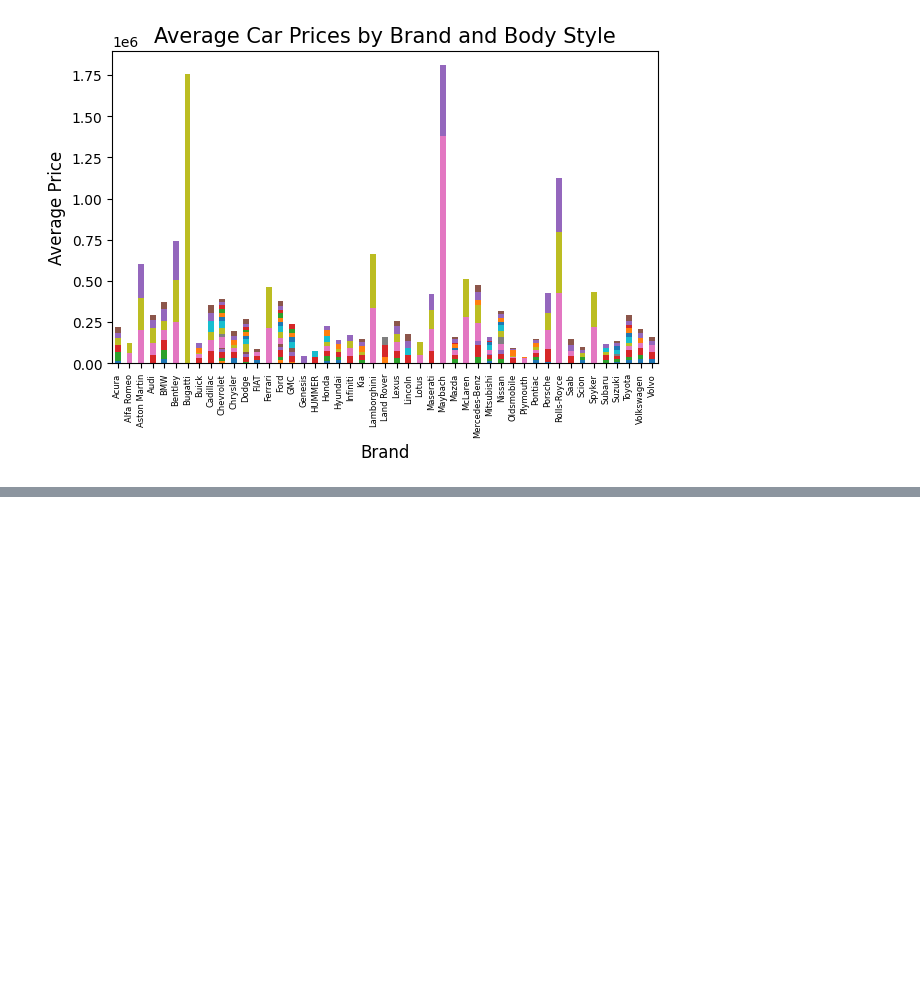
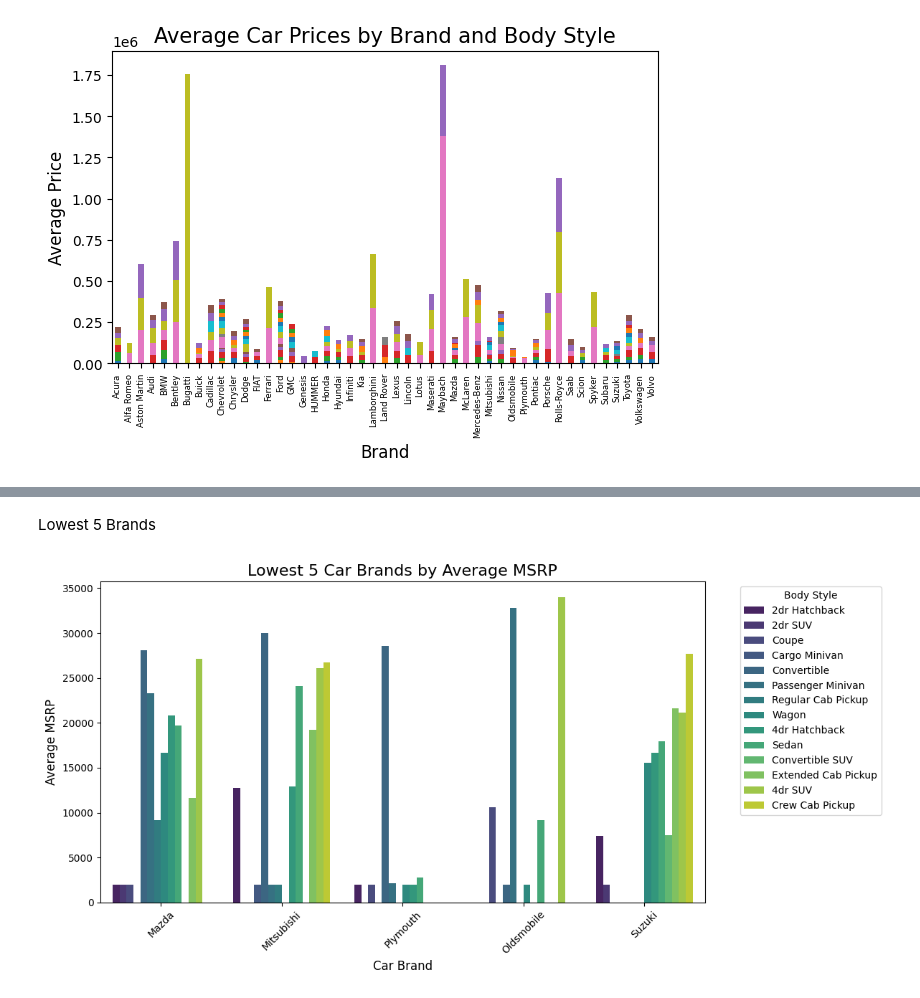
Before and after one commit to Jagandeep-Singh/Car-Reports, a Jupyter notebook: Analysis.ipynb, the cells around one changed output, grey strips where cells are left out. Saved outputs shown, nothing was run; the diff lists cells and outputs as text; code cells hidden in the pictures; blank space fills up the shorter version.

```diff
--- a/Analysis.ipynb
+++ b/Analysis.ipynb
@@ -137,0 +186,46 @@ multi_select_chart.show()
+# %% [markdown]
+Lowest 5 Brands
+# %%
+# Import necessary libraries
+import pandas as pd
+import matplotlib.pyplot as plt
+import seaborn as sns
+
+# Load the data from the CSV file
+try:
+    df = pd.read_csv('car_data.csv')
+except FileNotFoundError:
+    print("Error: The file 'car_data.csv' was not found.")
+    exit()
+
+# Check for missing values in critical columns
+if df[['Make', 'Vehicle Style', 'MSRP']].isnull().any().any():
+    print("Warning: Missing values detected in the critical columns.")
+    # You might want to handle missing values here
+
+# Group by 'Make' and 'Vehicle Style' and calculate the average MSRP
+average_msrp = df.groupby(['Make', 'Vehicle Style'])['MSRP'].mean().reset_index()
+
+# Get the lowest 5 Makes based on average MSRP
+lowest_5_makes = average_msrp.groupby('Make')['MSRP'].mean().nsmallest(5).index
+lowest_5_average_msrp = average_msrp[average_msrp['Make'].isin(lowest_5_makes)]
+
+# Sort the values in ascending order for better visualization
+lowest_5_average_msrp = lowest_5_average_msrp.sort_values(by='MSRP')
+
+# Create a clustered column chart
+plt.figure(figsize=(12, 6))
+sns.barplot(data=lowest_5_average_msrp, x='Make', y='MSRP', hue='Vehicle Style', palette='viridis')
+
+# Add title and labels
+plt.title('Lowest 5 Car Brands by Average MSRP', fontsize=16)
+plt.xlabel('Car Brand', fontsize=12)
+plt.ylabel('Average MSRP', fontsize=12)
+plt.xticks(rotation=45)  # Rotate x labels for better readability
+plt.legend(title='Body Style', bbox_to_anchor=(1.05, 1), loc='upper left')
+
+# Show the plot
+plt.tight_layout()
+plt.show()
+# %% [output]
+[figure, added]
```
Also changed, not shown: parts of 5 cells of this notebook.
